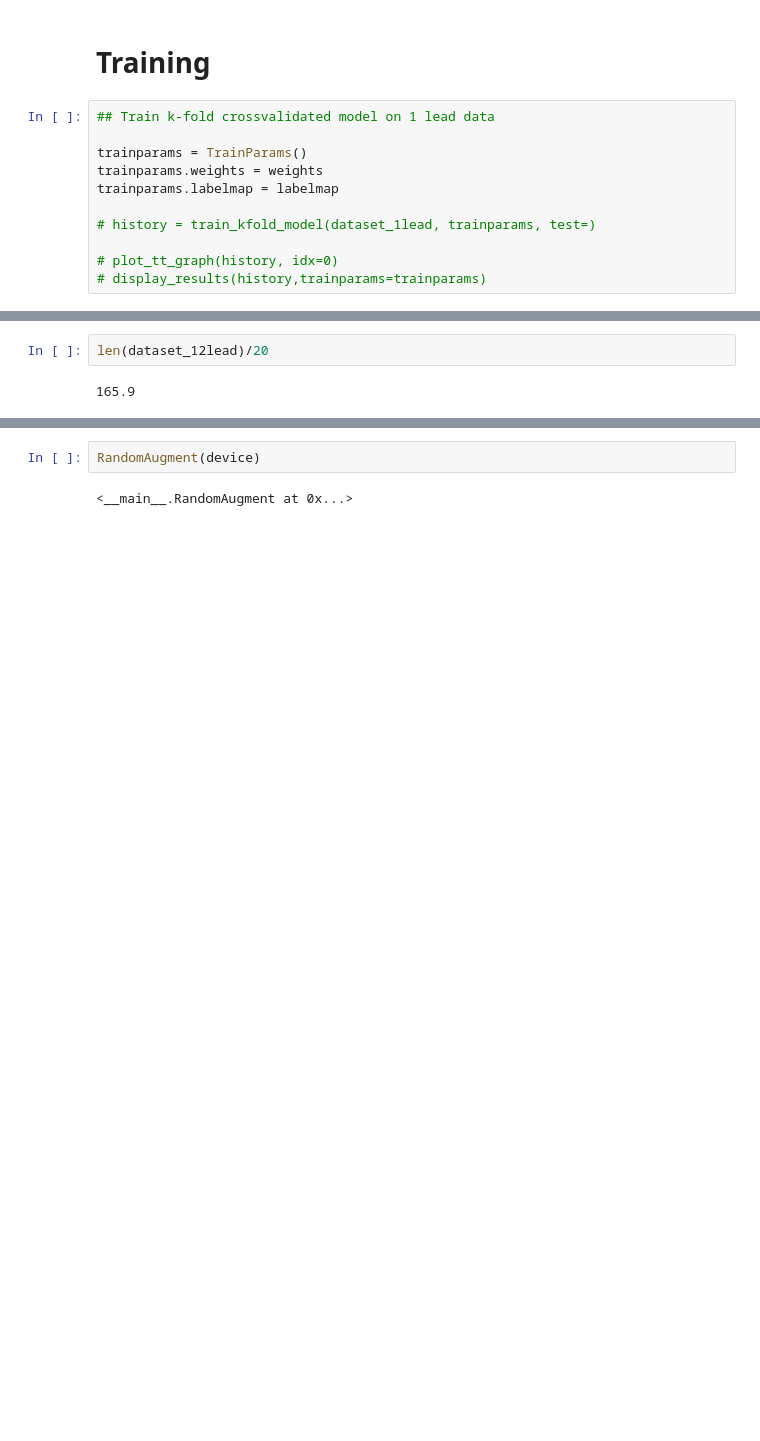
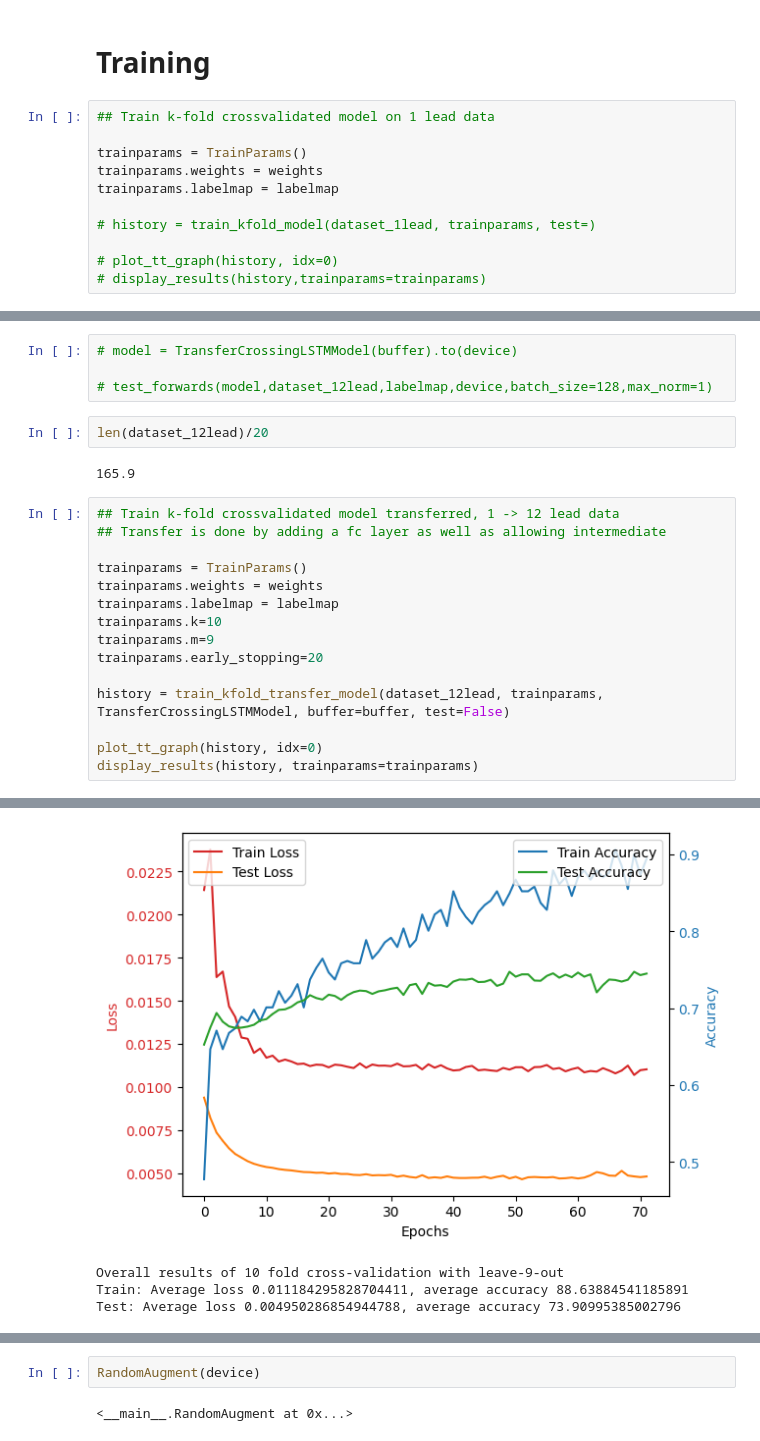
Before and after one commit to MattyAB/ecg_transfer, a Jupyter notebook: ecg.ipynb, the cells around one changed output, grey strips where cells are left out. Drawn from its saved outputs; the diff is of its cells as text; blank space fills up the shorter version.

```diff
--- a/ecg.ipynb
+++ b/ecg.ipynb
@@ -114,4 +114,24 @@ Epoch:200/200 AVG Training Loss:0.01860 AVG Test Loss:0.01740 AVG Training Acc 6
+# %%
+# model = TransferCrossingLSTMModel(buffer).to(device)
+
+# test_forwards(model,dataset_12lead,labelmap,device,batch_size=128,max_norm=1)
 # %%
 len(dataset_12lead)/20
 # %% [output]
 165.9
+# %%
+## Train k-fold crossvalidated model transferred, 1 -> 12 lead data
+## Transfer is done by adding a fc layer as well as allowing intermediate
+
+trainparams = TrainParams()
+trainparams.weights = weights
+trainparams.labelmap = labelmap
+trainparams.k=10
+trainparams.m=9
+trainparams.early_stopping=20
+
+history = train_kfold_transfer_model(dataset_12lead, trainparams, TransferCrossingLSTMModel, buffer=buffer, test=False)
+
+plot_tt_graph(history, idx=0)
+display_results(history, trainparams=trainparams)
+# %% [output]
@@ -118,3 +155,7 @@ len(dataset_12lead)/20
+[figure, added]
+Overall results of 10 fold cross-validation with leave-9-out
+Train: Average loss 0.011184295828704411, average accuracy 88.63884541185891
+Test: Average loss 0.004950286854944788, average accuracy 73.90995385002796
 # %%
 ## Train k-fold crossvalidated model transferred, 1 -> 12 lead data
 
```
Also changed, not shown: parts of 6 cells of this notebook, 2 other files.
